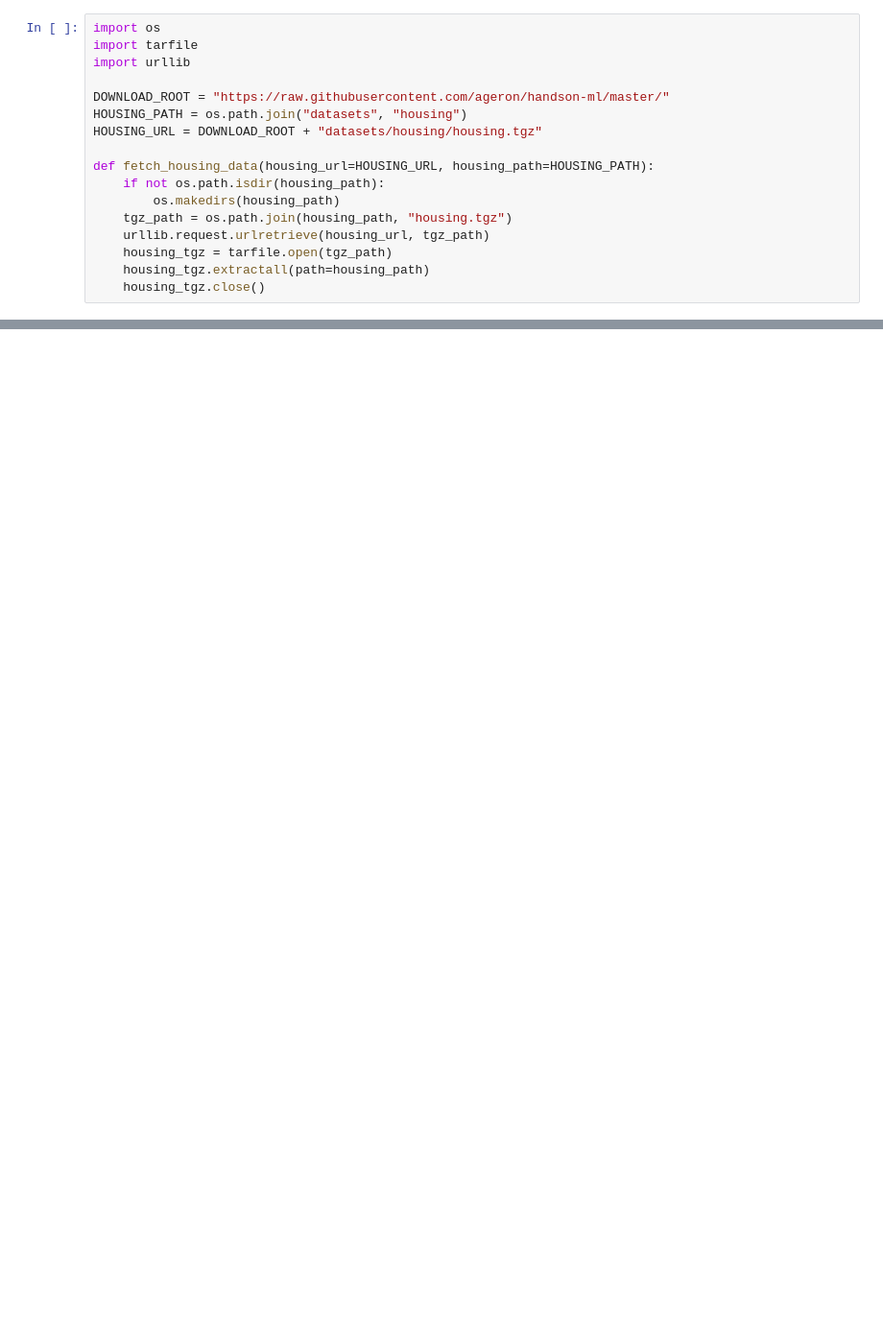
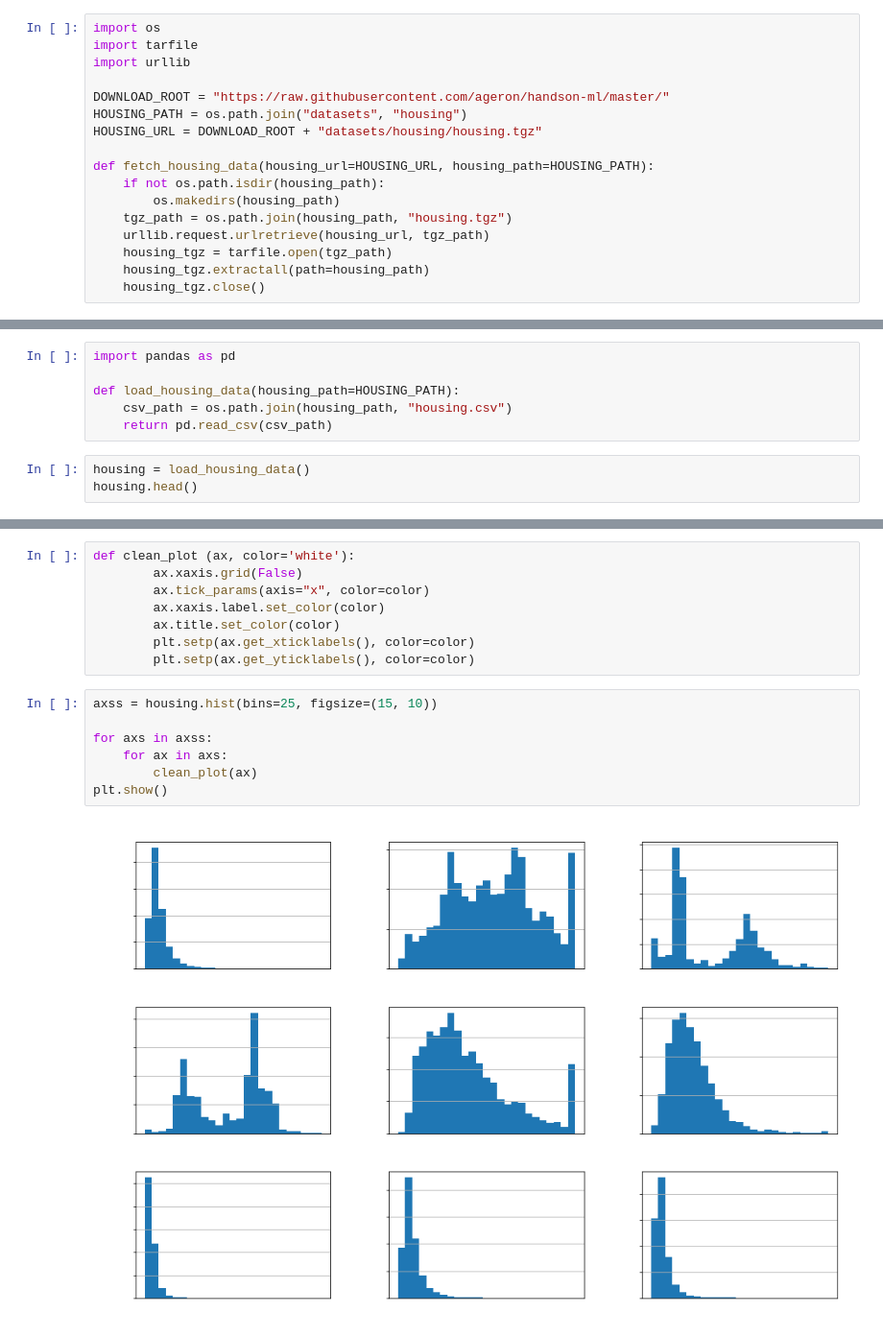
Before and after one commit to akanakia/handson-ml, a Jupyter notebook: 02_SelfWork.ipynb, the cells around one changed output, grey strips where cells are left out. Shown at 96% size. Saved outputs shown, nothing was run; the diff lists cells and outputs as text; blank space fills up the shorter version.

```diff
--- a/02_SelfWork.ipynb
+++ b/02_SelfWork.ipynb
@@ -51,0 +56,9 @@ def fetch_housing_data(housing_url=HOUSING_URL, housing_path=HOUSING_PATH):
+# %%
+import pandas as pd
+
+def load_housing_data(housing_path=HOUSING_PATH):
+    csv_path = os.path.join(housing_path, "housing.csv")
+    return pd.read_csv(csv_path)
+# %%
+housing = load_housing_data()
+housing.head()
@@ -51,0 +84,17 @@ def fetch_housing_data(housing_url=HOUSING_URL, housing_path=HOUSING_PATH):
+# %%
+def clean_plot (ax, color='white'):
+        ax.xaxis.grid(False)
+        ax.tick_params(axis="x", color=color)
+        ax.xaxis.label.set_color(color)
+        ax.title.set_color(color)
+        plt.setp(ax.get_xticklabels(), color=color)
+        plt.setp(ax.get_yticklabels(), color=color)
+# %%
+axss = housing.hist(bins=25, figsize=(15, 10))
+
+for axs in axss:
+    for ax in axs:
+        clean_plot(ax)
+plt.show()
+# %% [output]
+[figure, added]
```
Also changed, not shown: parts of 4 cells of this notebook, 1 other file.
